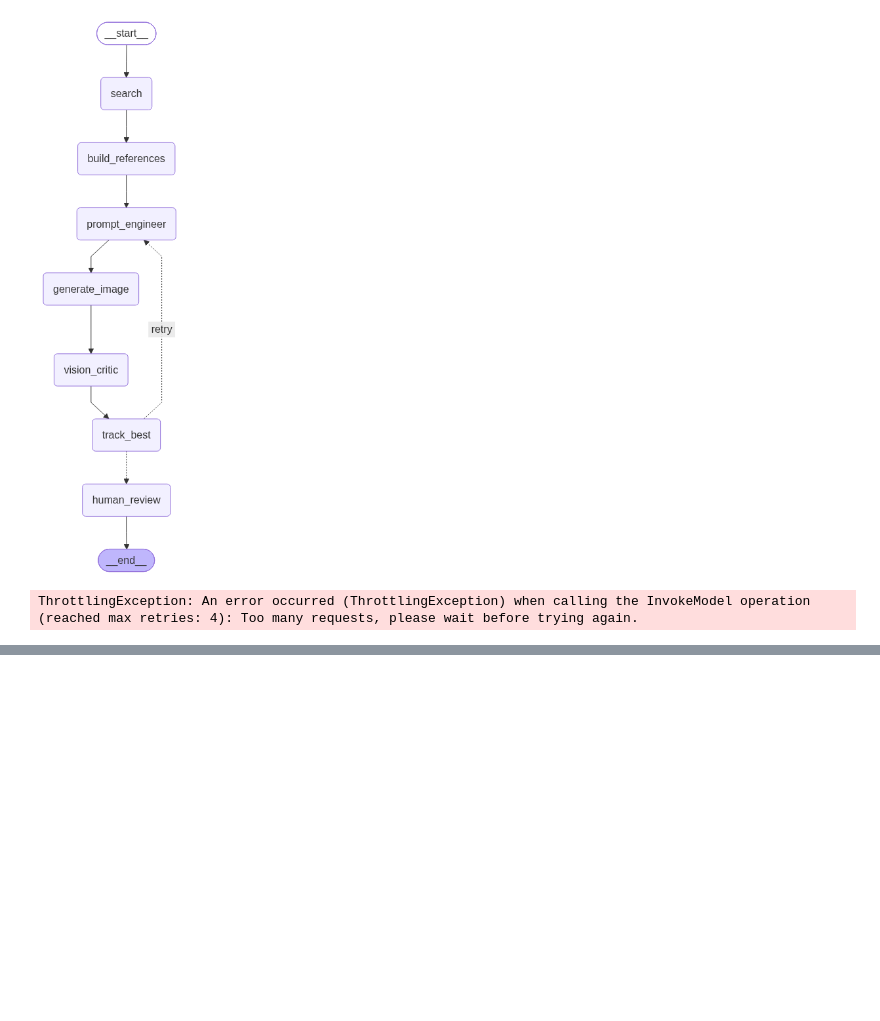
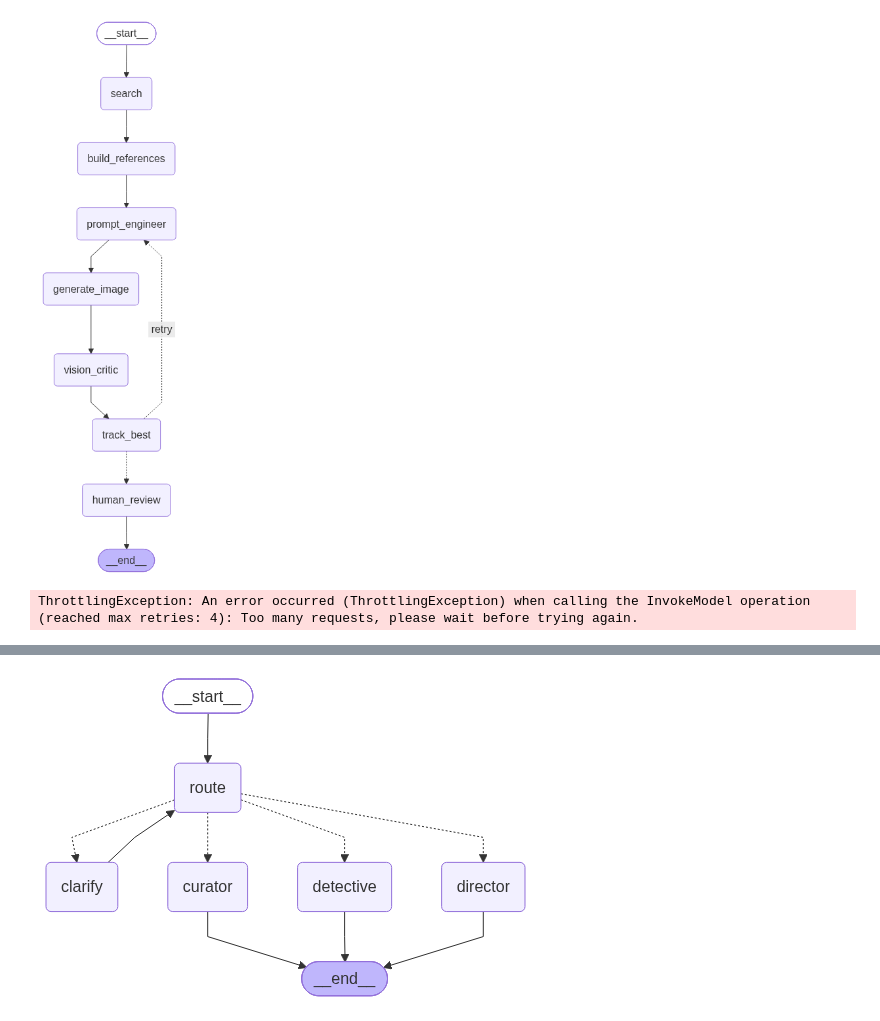
Before and after one commit to tastymrchef/Atelier, a Jupyter notebook: test.ipynb, the cells around one changed output, grey strips where cells are left out. Saved outputs shown, nothing was run; the diff lists cells and outputs as text; code cells hidden in the pictures; blank space fills up the shorter version.

```diff
--- a/test.ipynb
+++ b/test.ipynb
@@ -70,0 +138,4 @@ ThrottlingException: An error occurred (ThrottlingException) when calling the In
+# %%
+supervisor_graph
+# %% [output]
+[figure, added]
```
Also changed, not shown: parts of 13 cells of this notebook, 3 other files.
